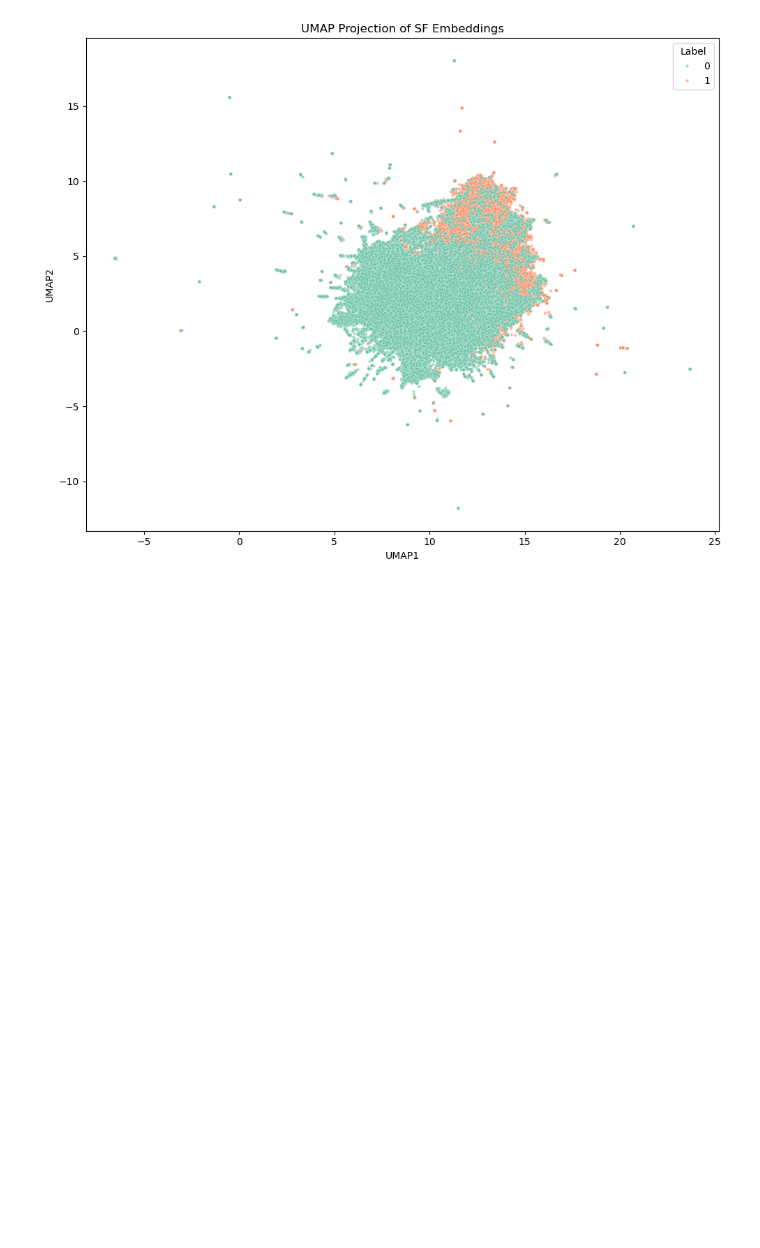
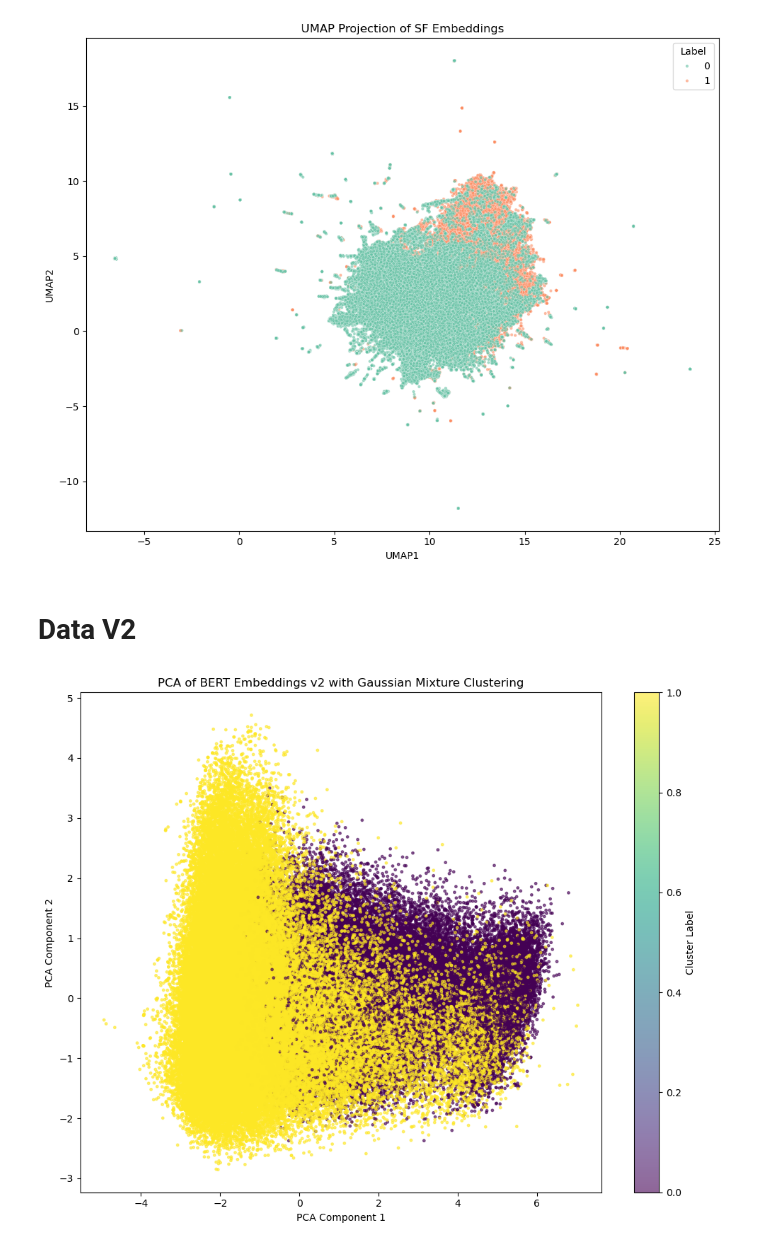
Before and after one commit to DHJKim321/diss-project, a Jupyter notebook: src/data/embedding_visualisation.ipynb, the cells around one changed output. Cells and saved outputs as stored; diff of their text form; code cells hidden in the pictures; blank space fills up the shorter version.

Commit message:
Visualisation of V2 data

```diff
--- a/src/data/embedding_visualisation.ipynb
+++ b/src/data/embedding_visualisation.ipynb
@@ -118,3 +118,44 @@ plt.tight_layout()
 plt.show()
 # %% [output]
 [figure]
+# %% [markdown]
+# Data V2
+# %%
+embeddings = np.load('train/bert_embeddings_expanded_full_v2.npy')
+pca = PCA(n_components=2, random_state=42)
+downsized_embeddings_v2 = pca.fit_transform(embeddings)
+gmm_v2 = GaussianMixture(n_components=2, covariance_type='full', random_state=42)
+gmm_v2.fit(embeddings)
+# %%
+def project_gaussian_v2(mean, cov, pca):
+    mean_2d = pca.transform(mean.reshape(1, -1))[0]
+    W = pca.components_
+    cov_2d = W @ cov @ W.T
+    return mean_2d, cov_2d
+def draw_ellipse_v2(position, covariance, ax=None, **kwargs):
+    ax = ax or plt.gca()
+    if covariance.shape == (2, 2):
+        U, s, _ = np.linalg.svd(covariance)
+        angle = np.degrees(np.arctan2(U[1, 0], U[0, 0]))
+        width, height = 2 * np.sqrt(s)
+        for nsig in range(1, 4):
+            ax.add_patch(Ellipse(position, nsig * width, nsig * height,
+                     angle=angle, alpha=0.25, **kwargs))
+            ax.plot(position[0], position[1], marker="o", markersize=6,
+                    color="k", lw=0)
+plt.figure(figsize=(10, 8))
+ax = plt.gca()
+scatter_v2 = ax.scatter(downsized_embeddings_v2[:, 0],
+                         downsized_embeddings_v2[:, 1],
+                         c=gmm_v2.predict(embeddings), cmap='viridis', s=6, alpha=0.6)
+for mean, cov in zip(gmm_v2.means_, gmm_v2.covariances_):
+    m2d_v2, c2d_v2 = project_gaussian_v2(mean, cov, pca)
+    draw_ellipse_v2(m2d_v2, c2d_v2, ax=ax, color='blue')
+plt.title("PCA of BERT Embeddings v2 with Gaussian Mixture Clustering")
+plt.xlabel("PCA Component 1")
+plt.ylabel("PCA Component 2")
+plt.colorbar(scatter_v2, label="Cluster Label")
+plt.tight_layout()
+plt.show()
+# %% [output]
+[figure, added]
```
Also changed, not shown: parts of 2 cells of this notebook.
